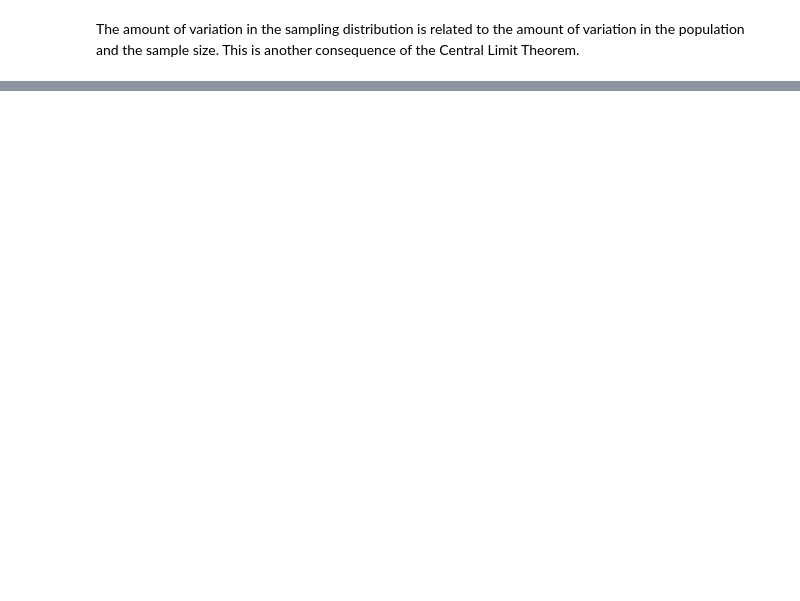
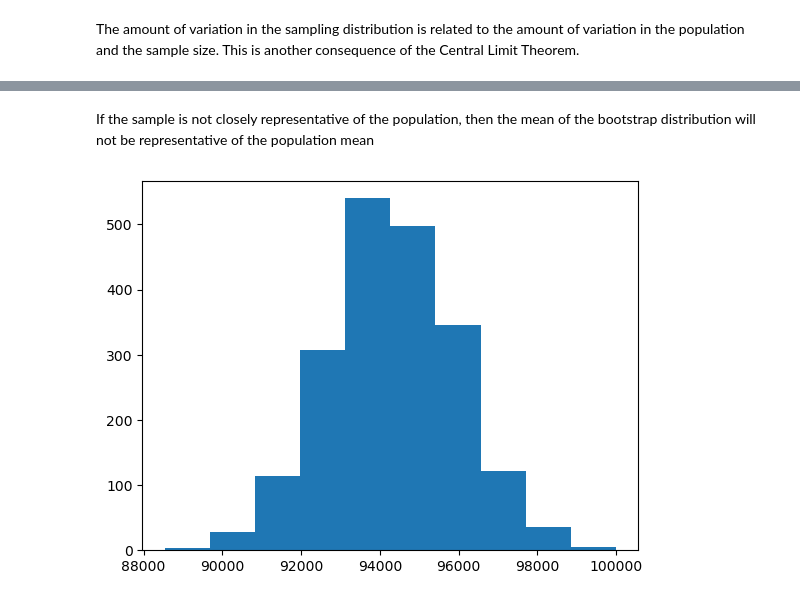
Before and after one commit to saalssall/Statistics_In_Python, a Jupyter notebook: Sampling.ipynb, the cells around one changed output, grey strips where cells are left out. Saved outputs shown, nothing was run; the diff lists cells and outputs as text; code cells hidden in the pictures; blank space fills up the shorter version.

Commit message:
Add bootstrap distributions and comparing means and stds

```diff
--- a/Sampling.ipynb
+++ b/Sampling.ipynb
@@ -619,0 +630,11 @@ The amount of variation in the sampling distribution is related to the amount of
+# %%
+# Replicate this 1000 times
+mean_cost_1000 = []
+for i in range(1000):
+    mean_cost_1000.append(
+        np.mean(sales_sample.sample(frac=1, replace=True)['cost'])
+    )
+
+# Draw a histogram of the resample means
+plt.hist(mean_cost_1000)
+plt.show()
@@ -619,0 +643,17 @@ The amount of variation in the sampling distribution is related to the amount of
+# %% [markdown]
+If the sample is not closely representative of the population, then the mean of the bootstrap distribution will not be representative of the population mean
+# %%
+mean_cost_2000_samp = []
+
+# Generate a sampling distribution of 2000 replicates
+for i in range(2000):
+    # Sample 500 rows and calculate the mean cost
+    sample_mean = sales_df.sample(n=500, replace=False)['cost'].mean()
+    mean_cost_2000_samp.append(sample_mean)
+
+# Print the sampling distribution results
+#print(mean_cost_2000_samp)
+plt.hist(mean_cost_2000_samp)
+plt.show()
+# %% [output]
+[figure, added]
```
Also changed, not shown: parts of 23 cells of this notebook.
